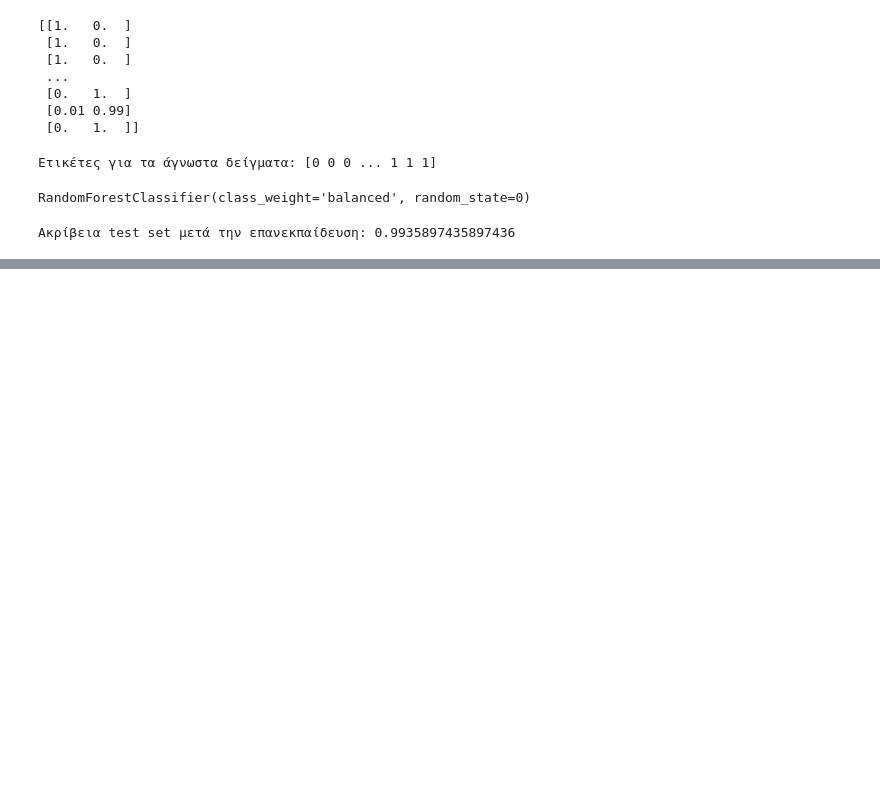
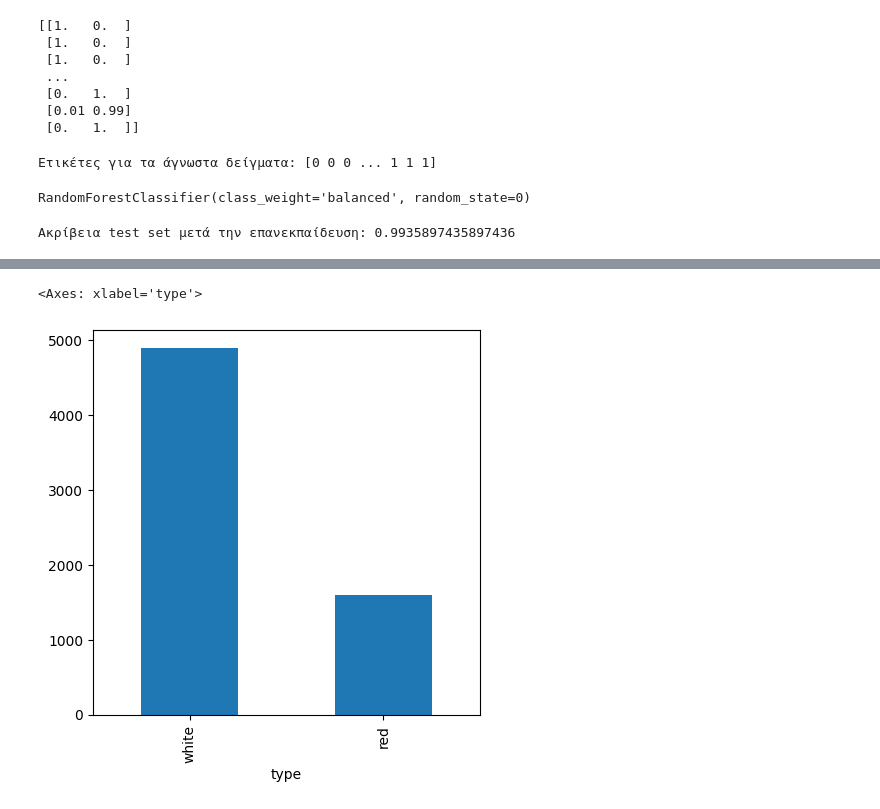
Before and after one commit to agterzis/Machine-Learning, a Jupyter notebook: Μηχανική_Μάθηση_Εργασία_4.ipynb, the cells around one changed output, grey strips where cells are left out. Drawn from its saved outputs; the diff is of its cells as text; code cells hidden in the pictures; blank space fills up the shorter version.

```diff
--- a/Μηχανική_Μάθηση_Εργασία_4.ipynb
+++ b/Μηχανική_Μάθηση_Εργασία_4.ipynb
@@ -204,0 +209,4 @@ print("Ακρίβεια test set μετά την επανεκπαίδευση:",
+# %%
+# Εισαγωγή dataset
+df_full = pd.read_csv('wine-full.csv')
+df_full.head()
@@ -204,0 +260,7 @@ print("Ακρίβεια test set μετά την επανεκπαίδευση:",
+# %%
+# Bar Plot for ("type")
+plt.figure(figsize=(5, 5))
+df_full['type'].value_counts().plot(kind='bar')
+# %% [output]
+<Axes: xlabel='type'>
+[figure, added]
```
Also changed, not shown: parts of 33 cells of this notebook.
